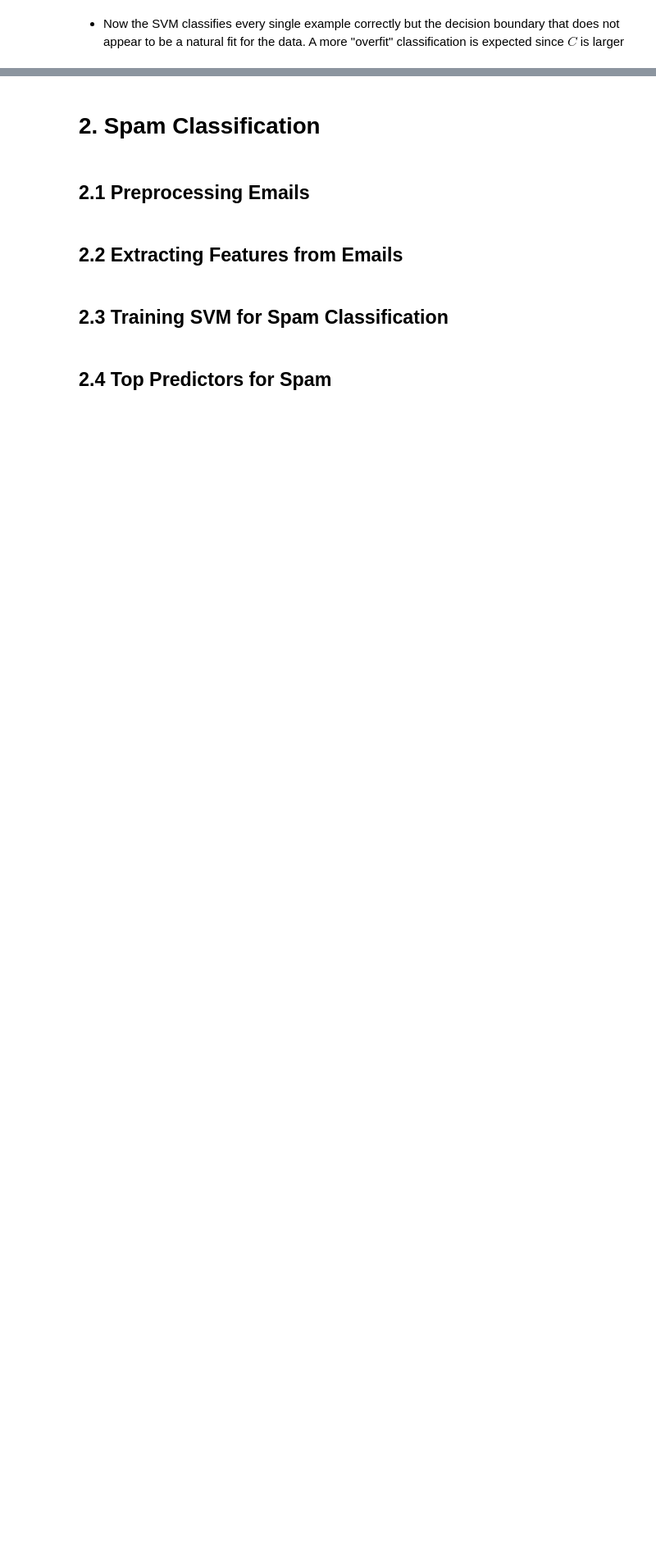
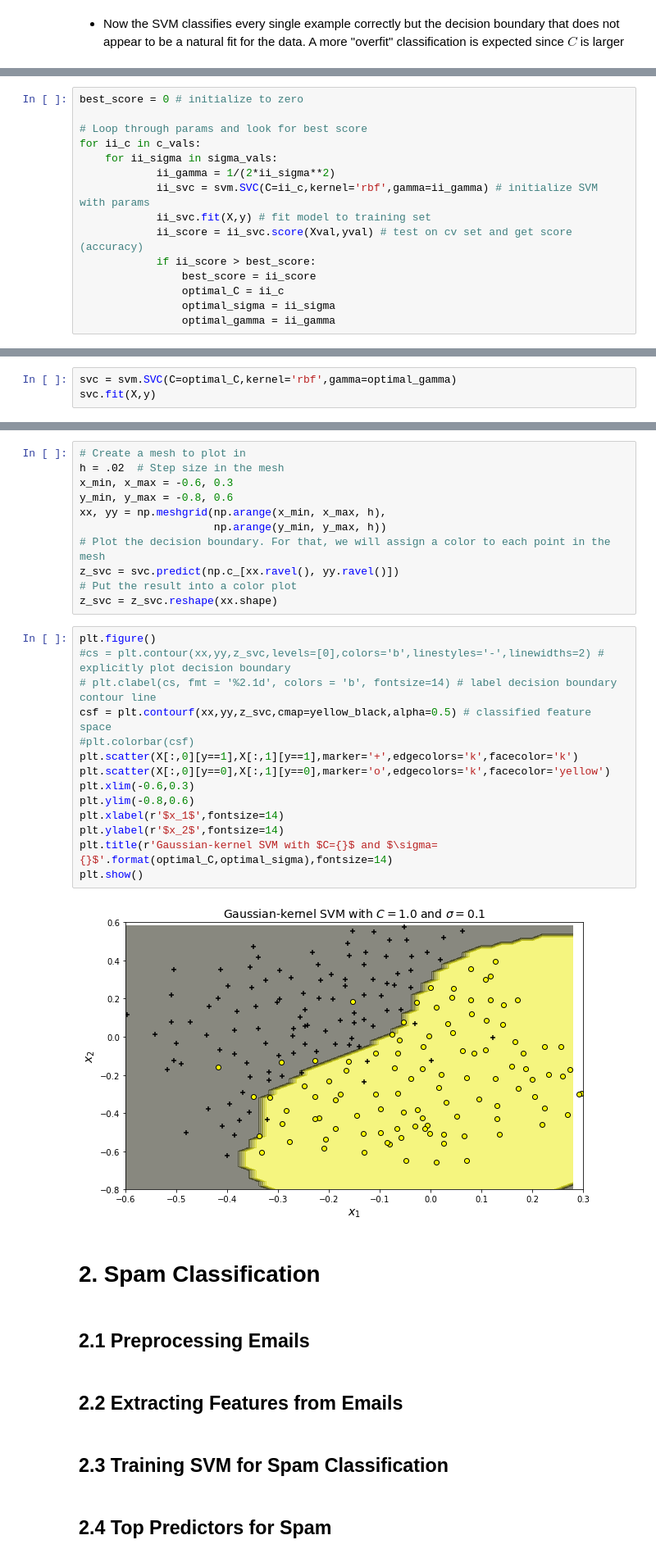
Before and after one commit to les67/MachineLearning_CourseraNg, a Jupyter notebook: ex6/ex6.ipynb, the cells around one changed output, grey strips where cells are left out. Shown at 82% size. Cells and saved outputs as stored; diff of their text form; blank space fills up the shorter version.

```diff
--- a/ex6/ex6.ipynb
+++ b/ex6/ex6.ipynb
@@ -115,0 +241,15 @@ plt.show()
+# %%
+best_score = 0 # initialize to zero
+
+# Loop through params and look for best score
+for ii_c in c_vals:
+    for ii_sigma in sigma_vals:
+            ii_gamma = 1/(2*ii_sigma**2)
+            ii_svc = svm.SVC(C=ii_c,kernel='rbf',gamma=ii_gamma) # initialize SVM with params
+            ii_svc.fit(X,y) # fit model to training set
+            ii_score = ii_svc.score(Xval,yval) # test on cv set and get score (accuracy)
+            if ii_score > best_score:
+                best_score = ii_score
+                optimal_C = ii_c
+                optimal_sigma = ii_sigma
+                optimal_gamma = ii_gamma
@@ -115,0 +266,3 @@ plt.show()
+# %%
+svc = svm.SVC(C=optimal_C,kernel='rbf',gamma=optimal_gamma)
+svc.fit(X,y)
@@ -116,3 +274,30 @@ plt.show()
+# %%
+# Create a mesh to plot in
+h = .02  # Step size in the mesh
+x_min, x_max = -0.6, 0.3
+y_min, y_max = -0.8, 0.6
+xx, yy = np.meshgrid(np.arange(x_min, x_max, h),
+                     np.arange(y_min, y_max, h))
+# Plot the decision boundary. For that, we will assign a color to each point in the mesh
+z_svc = svc.predict(np.c_[xx.ravel(), yy.ravel()])
+# Put the result into a color plot
+z_svc = z_svc.reshape(xx.shape)
+# %%
+plt.figure()
+#cs = plt.contour(xx,yy,z_svc,levels=[0],colors='b',linestyles='-',linewidths=2) # explicitly plot decision boundary
+# plt.clabel(cs, fmt = '%2.1d', colors = 'b', fontsize=14) # label decision boundary contour line
+csf = plt.contourf(xx,yy,z_svc,cmap=yellow_black,alpha=0.5) # classified feature space
+#plt.colorbar(csf)
+plt.scatter(X[:,0][y==1],X[:,1][y==1],marker='+',edgecolors='k',facecolor='k')
+plt.scatter(X[:,0][y==0],X[:,1][y==0],marker='o',edgecolors='k',facecolor='yellow')
+plt.xlim(-0.6,0.3)
+plt.ylim(-0.8,0.6)
+plt.xlabel(r'$x_1$',fontsize=14)
+plt.ylabel(r'$x_2$',fontsize=14)
+plt.title(r'Gaussian-kernel SVM with $C={}$ and $\sigma={}$'.format(optimal_C,optimal_sigma),fontsize=14)
+plt.show()
+# %% [output]
+[figure, added]
 # %% [markdown]
 # 2. Spam Classification
 # %% [markdown]
```
Also changed, not shown: parts of 22 cells of this notebook.
